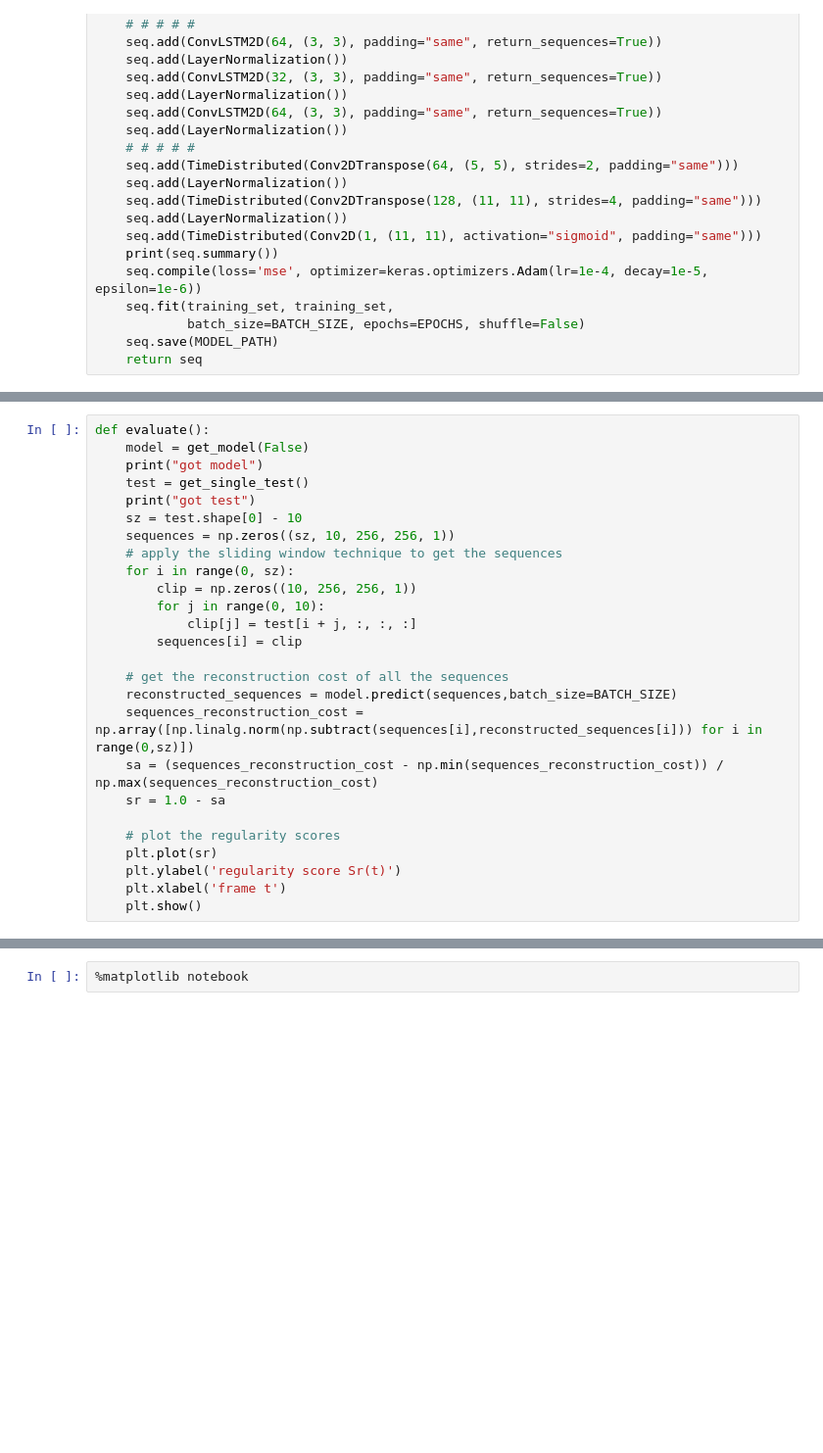
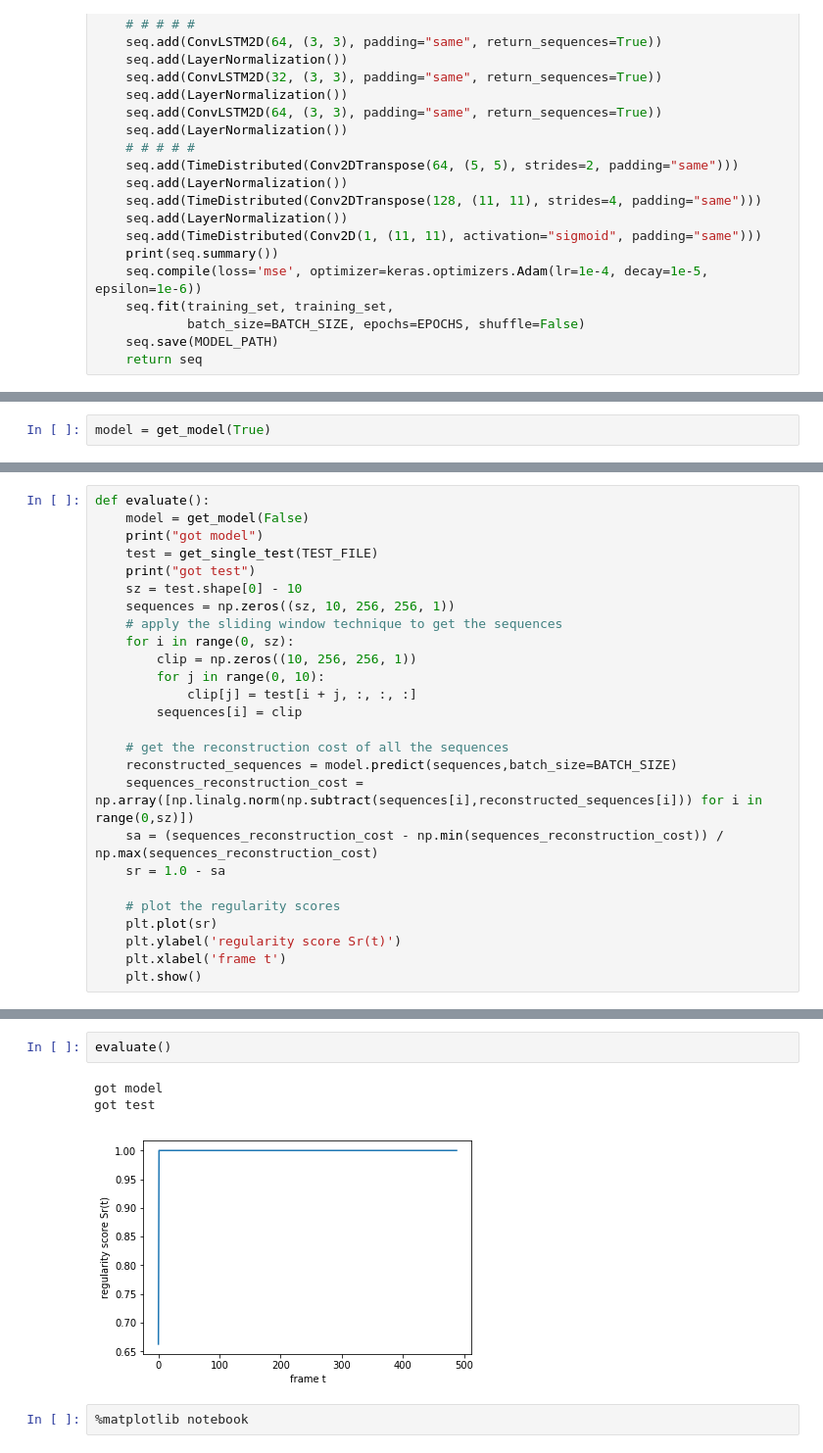
Before and after one commit to vinicius-pirees/anomaly-detection-autoencoder, a Jupyter notebook: Test_sequences_Virat.ipynb, the cells around one changed output, grey strips where cells are left out. Shown at 98% size. Saved outputs shown, nothing was run; the diff lists cells and outputs as text; blank space fills up the shorter version.

Commit message:
Model VIRAT trained

```diff
--- a/Test_sequences_Virat.ipynb
+++ b/Test_sequences_Virat.ipynb
@@ -166,0 +174,2 @@ def get_single_test():
+# %%
+model = get_model(True)
@@ -168,7 +195,7 @@ def get_single_test():
 def evaluate():
     model = get_model(False)
     print("got model")
-    test = get_single_test()
+    test = get_single_test(TEST_FILE)
     print("got test")
     sz = test.shape[0] - 10
     sequences = np.zeros((sz, 10, 256, 256, 1))
@@ -199,3 +220,9 @@ got test
+# %%
+evaluate()
+# %% [output]
+got model
+got test
+[figure, added]
 # %%
 %matplotlib notebook
 # %%
```
Also changed, not shown: parts of 18 cells of this notebook, 2 other files.
